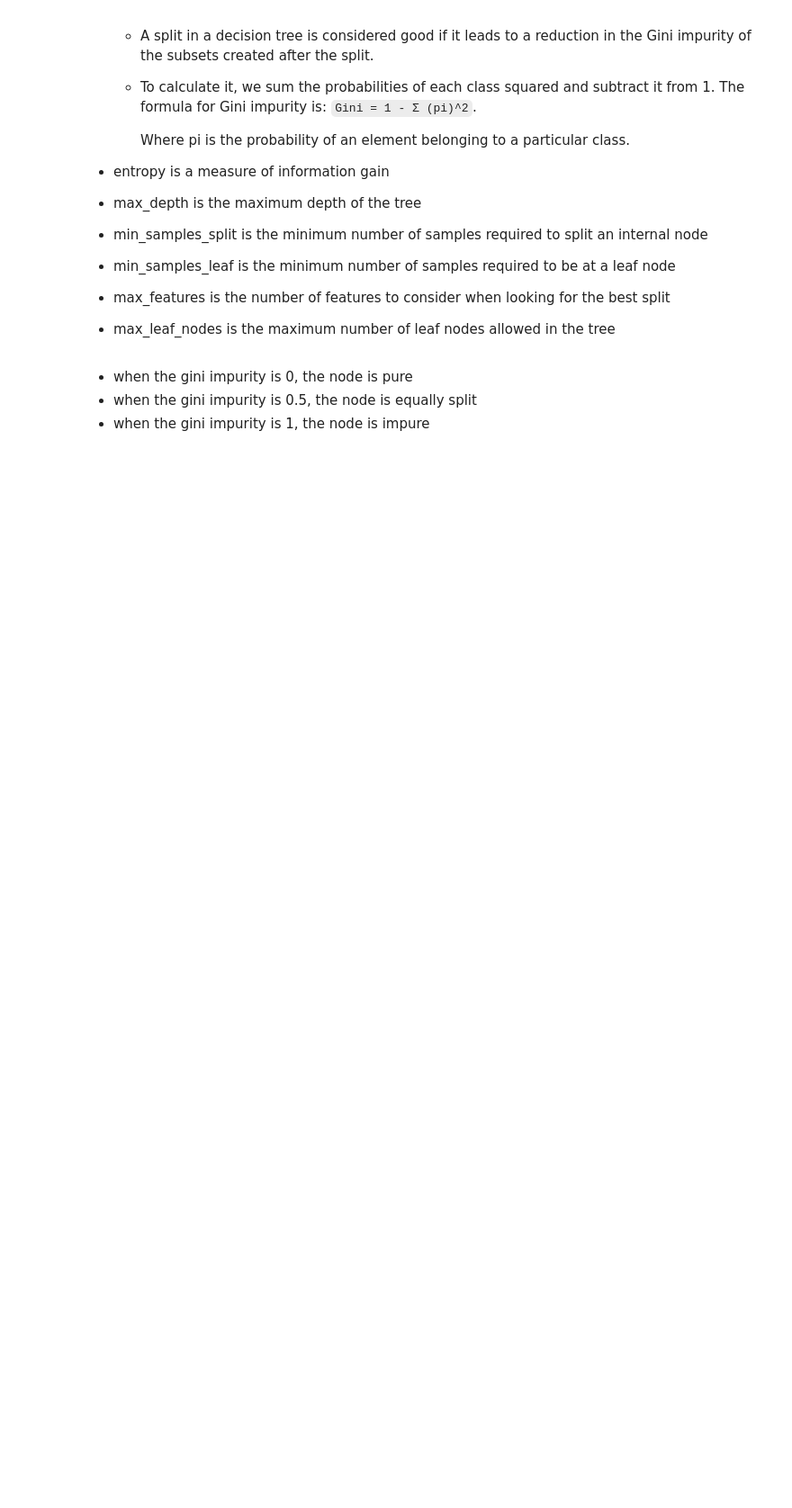
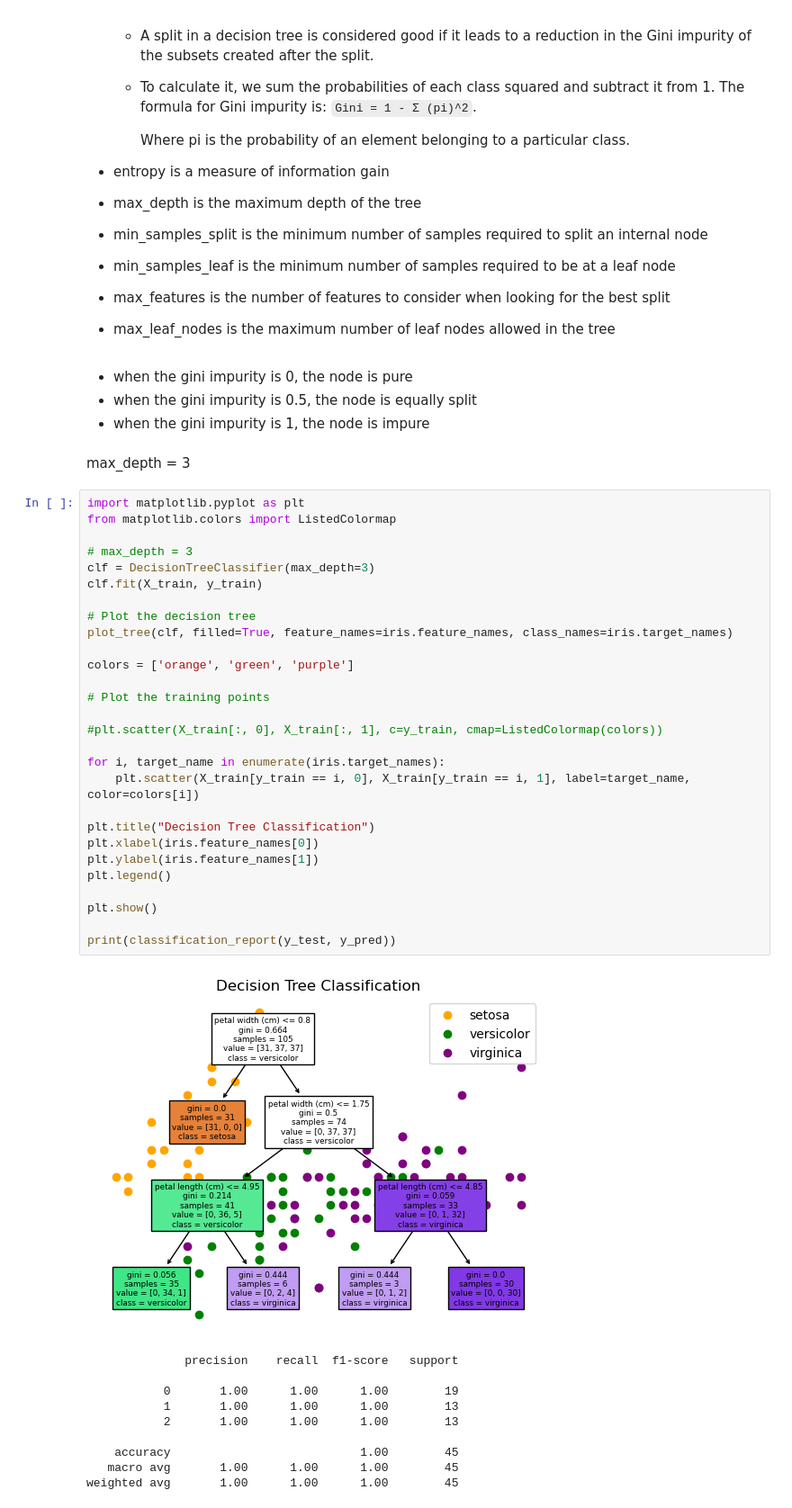
Before and after one commit to tgvp/Machine-Learning, a Jupyter notebook: src/decision_tree.ipynb, the cells around one changed output. Shown at 90% size. Drawn from its saved outputs; the diff is of its cells as text; blank space fills up the shorter version.

```diff
--- a/src/decision_tree.ipynb
+++ b/src/decision_tree.ipynb
@@ -92,3 +92,44 @@ display(graph)
 - when the gini impurity is 0, the node is pure
 - when the gini impurity is 0.5, the node is equally split
 - when the gini impurity is 1, the node is impure
+# %% [markdown]
+max_depth = 3
+# %%
+import matplotlib.pyplot as plt
+from matplotlib.colors import ListedColormap
+
+# max_depth = 3
+clf = DecisionTreeClassifier(max_depth=3)
+clf.fit(X_train, y_train)
+
+# Plot the decision tree
+plot_tree(clf, filled=True, feature_names=iris.feature_names, class_names=iris.target_names)
+
+colors = ['orange', 'green', 'purple']
+
+# Plot the training points
+
+#plt.scatter(X_train[:, 0], X_train[:, 1], c=y_train, cmap=ListedColormap(colors))
+
+for i, target_name in enumerate(iris.target_names):
+    plt.scatter(X_train[y_train == i, 0], X_train[y_train == i, 1], label=target_name, color=colors[i])
+
+plt.title("Decision Tree Classification")
+plt.xlabel(iris.feature_names[0])
+plt.ylabel(iris.feature_names[1])
+plt.legend()
+
+plt.show()
+
+print(classification_report(y_test, y_pred))
+# %% [output]
+[figure, added]
+              precision    recall  f1-score   support
+
+           0       1.00      1.00      1.00        19
+           1       1.00      1.00      1.00        13
+           2       1.00      1.00      1.00        13
+
+    accuracy                           1.00        45
+   macro avg       1.00      1.00      1.00        45
+weighted avg       1.00      1.00      1.00        45
```
Also changed, not shown: parts of 4 cells of this notebook.
